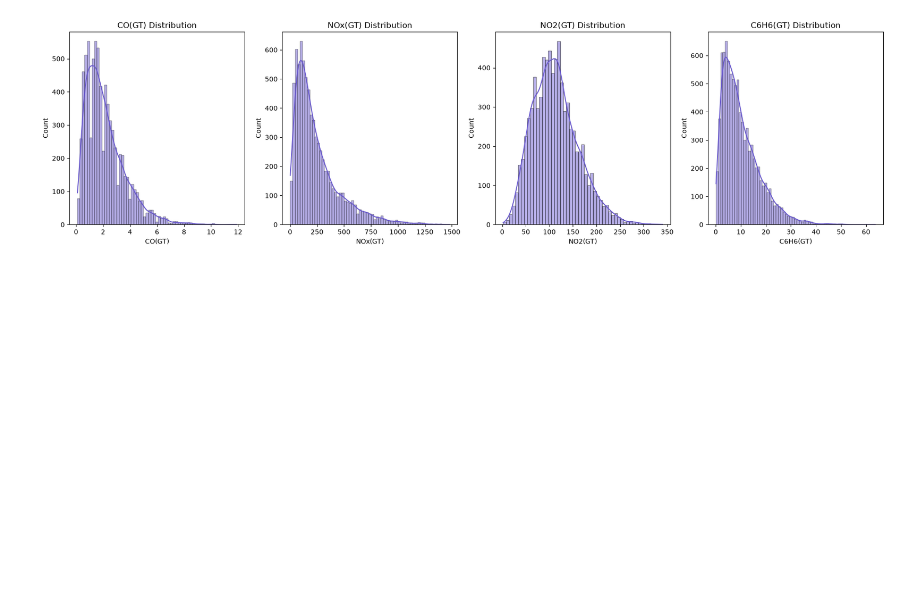
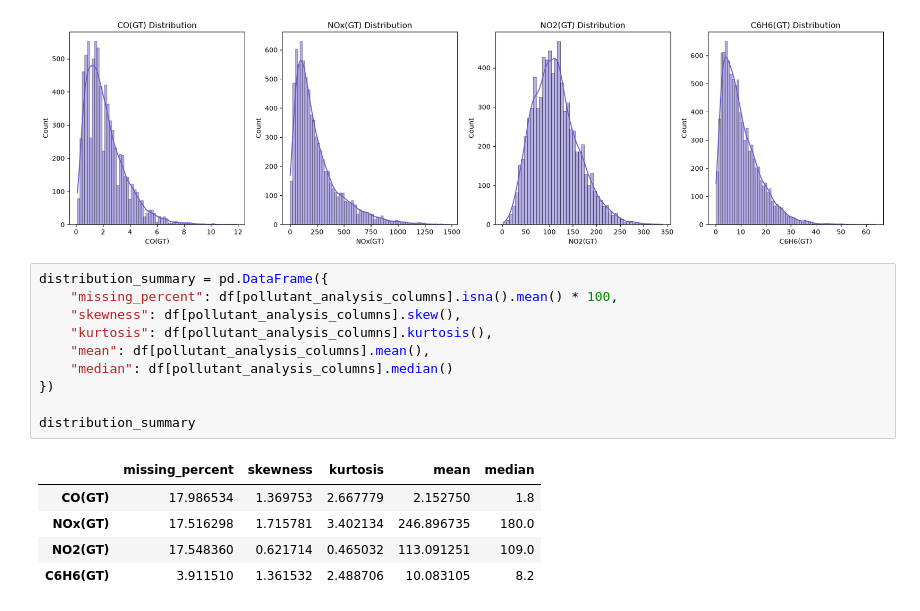
Before and after one commit to AkmalFazli27/air-quality-estimation, a Jupyter notebook: notebooks/eda.ipynb, the cells around one changed output. Saved outputs shown, nothing was run; the diff lists cells and outputs as text; blank space fills up the shorter version.

Commit message:
feat: create distribution summary for polutant features

```diff
--- a/notebooks/eda.ipynb
+++ b/notebooks/eda.ipynb
@@ -460,3 +460,19 @@ plt.tight_layout()
 plt.show()
 # %% [output]
 [figure]
+# %%
+distribution_summary = pd.DataFrame({
+    "missing_percent": df[pollutant_analysis_columns].isna().mean() * 100,
+    "skewness": df[pollutant_analysis_columns].skew(),
+    "kurtosis": df[pollutant_analysis_columns].kurtosis(),
+    "mean": df[pollutant_analysis_columns].mean(),
+    "median": df[pollutant_analysis_columns].median()
+})
+
+distribution_summary
+# %% [output]
+|  | missing_percent | skewness | kurtosis | mean | median |
+| CO(GT) | 17.986534 | 1.369753 | 2.667779 | 2.152750 | 1.8 |
+| NOx(GT) | 17.516298 | 1.715781 | 3.402134 | 246.896735 | 180.0 |
+| NO2(GT) | 17.548360 | 0.621714 | 0.465032 | 113.091251 | 109.0 |
+| C6H6(GT) | 3.911510 | 1.361532 | 2.488706 | 10.083105 | 8.2 |
```
